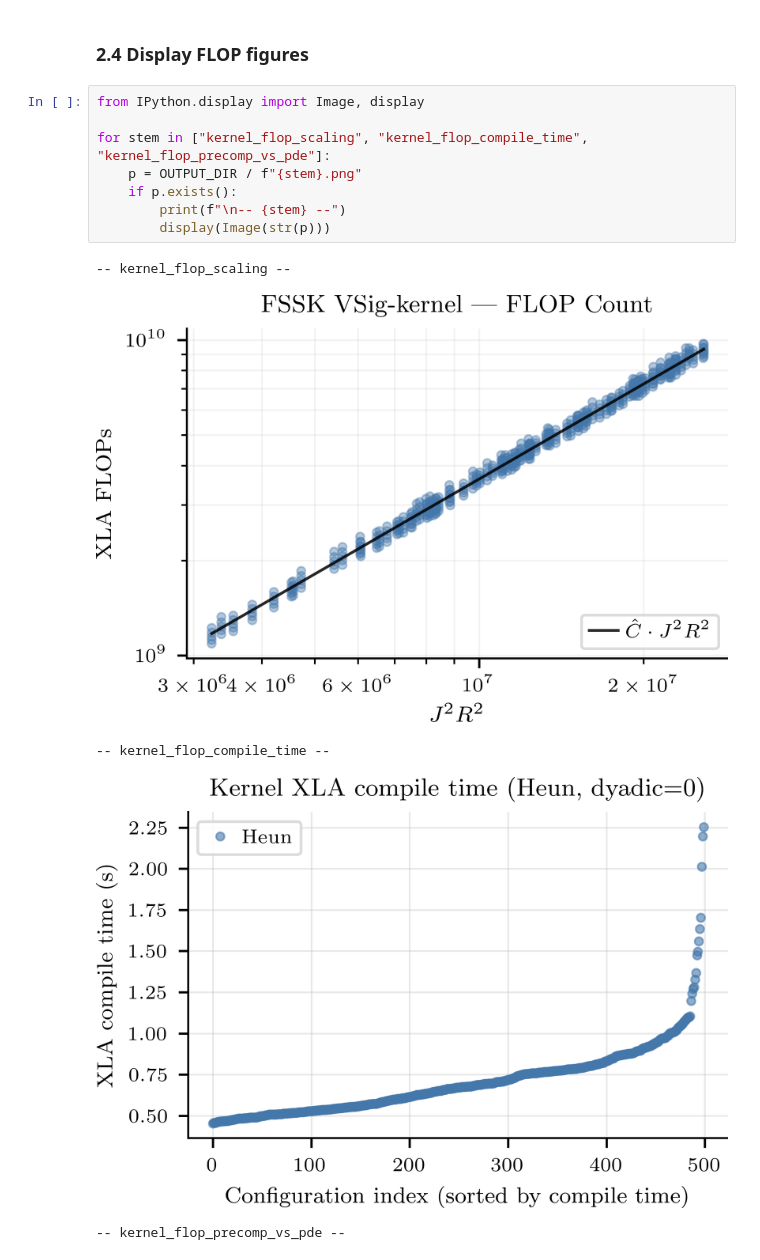
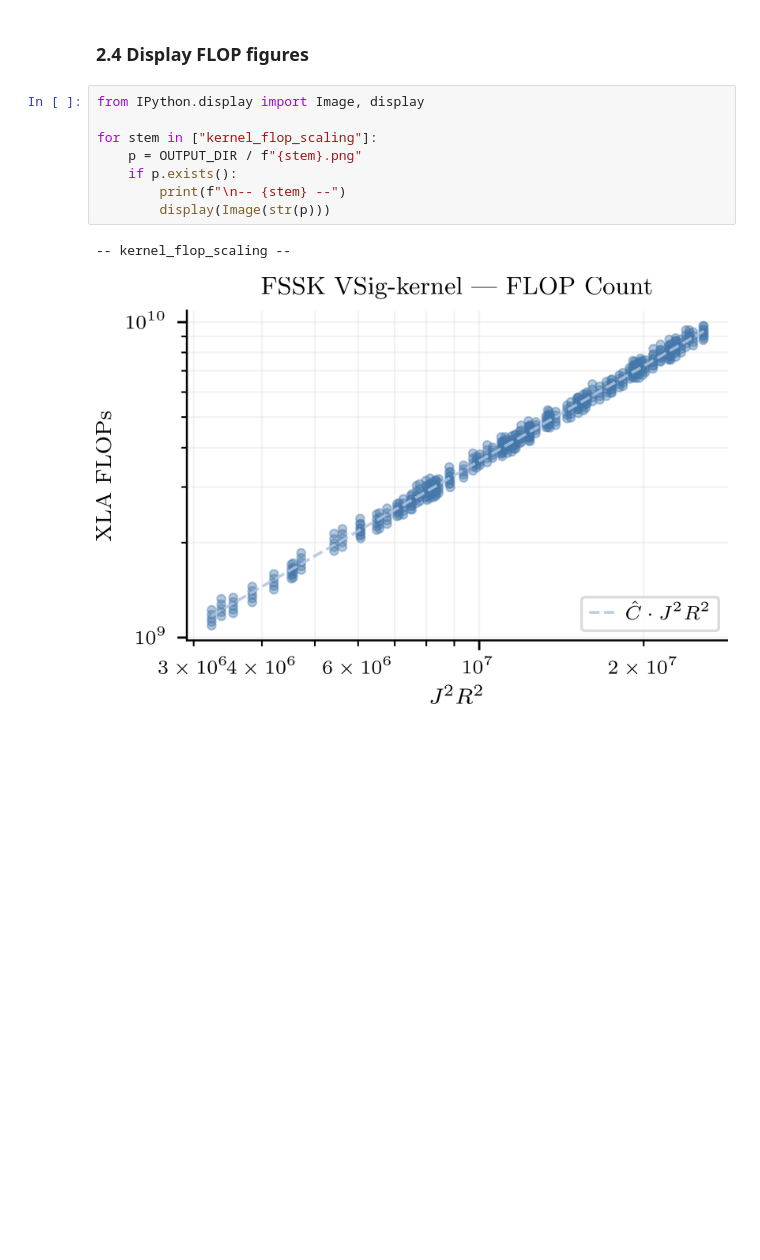
Before and after one commit to hagerpa/tensordev, a Jupyter notebook: notebooks/kernel/validation.ipynb, the cells around one changed output. Drawn from its saved outputs; the diff is of its cells as text; blank space fills up the shorter version.

```diff
--- a/notebooks/kernel/validation.ipynb
+++ b/notebooks/kernel/validation.ipynb
@@ -246,14 +235,11 @@ All figures saved.
 # %%
 from IPython.display import Image, display
 
-for stem in ["kernel_flop_scaling", "kernel_flop_compile_time", "kernel_flop_precomp_vs_pde"]:
+for stem in ["kernel_flop_scaling"]:
     p = OUTPUT_DIR / f"{stem}.png"
     if p.exists():
         print(f"\n-- {stem} --")
         display(Image(str(p)))
 # %% [output]
 -- kernel_flop_scaling --
-[figure, old version]
+[figure, new version]
--- kernel_flop_compile_time --
-[figure, removed]
--- kernel_flop_precomp_vs_pde --
```
Also changed, not shown: parts of 8 cells of this notebook, 17 other files.
